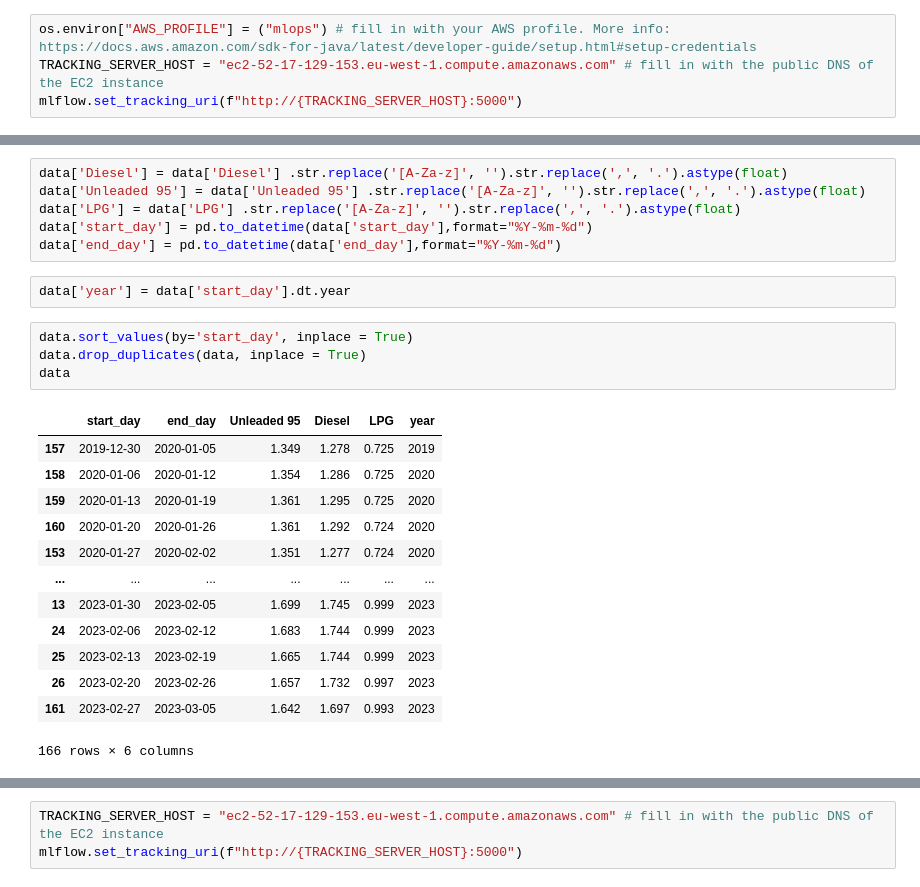
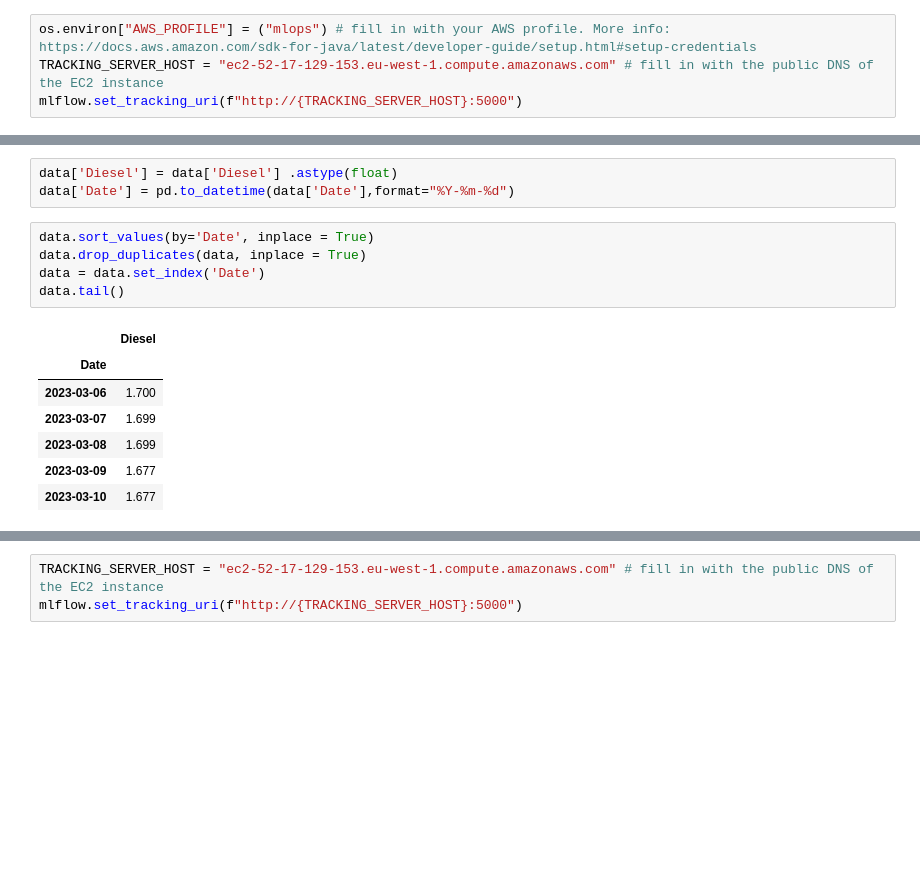
Before and after one commit to Nell87/forecasting_fuelprice, a Jupyter notebook: src/002.modeling.ipynb, the cells around one changed output, grey strips where cells are left out. Drawn from its saved outputs; the diff is of its cells as text; blank space fills up the shorter version.

```diff
--- a/src/002.modeling.ipynb
+++ b/src/002.modeling.ipynb
@@ -64,26 +51,16 @@ data
-# %%
-data['Diesel'] = data['Diesel'] .str.replace('[A-Za-z]', '').str.replace(',', '.').astype(float)
-data['Unleaded 95'] = data['Unleaded 95'] .str.replace('[A-Za-z]', '').str.replace(',', '.').astype(float)
-data['LPG'] = data['LPG'] .str.replace('[A-Za-z]', '').str.replace(',', '.').astype(float)
-data['start_day'] = pd.to_datetime(data['start_day'],format="%Y-%m-%d")
-data['end_day'] = pd.to_datetime(data['end_day'],format="%Y-%m-%d")
-# %%
-data['year'] = data['start_day'].dt.year
+# %%
+data['Diesel'] = data['Diesel'] .astype(float)
+data['Date'] = pd.to_datetime(data['Date'],format="%Y-%m-%d")
 # %%
-data.sort_values(by='start_day', inplace = True)
+data.sort_values(by='Date', inplace = True)
 data.drop_duplicates(data, inplace = True)
-data
+data = data.set_index('Date')
+data.tail()
 # %% [output]
-|  | start_day | end_day | Unleaded 95 | Diesel | LPG | year |
-| 157 | 2019-12-30 | 2020-01-05 | 1.349 | 1.278 | 0.725 | 2019 |
-| 158 | 2020-01-06 | 2020-01-12 | 1.354 | 1.286 | 0.725 | 2020 |
-| 159 | 2020-01-13 | 2020-01-19 | 1.361 | 1.295 | 0.725 | 2020 |
-| 160 | 2020-01-20 | 2020-01-26 | 1.361 | 1.292 | 0.724 | 2020 |
-| 153 | 2020-01-27 | 2020-02-02 | 1.351 | 1.277 | 0.724 | 2020 |
-| ... | ... | ... | ... | ... | ... | ... |
-| 13 | 2023-01-30 | 2023-02-05 | 1.699 | 1.745 | 0.999 | 2023 |
-| 24 | 2023-02-06 | 2023-02-12 | 1.683 | 1.744 | 0.999 | 2023 |
-| 25 | 2023-02-13 | 2023-02-19 | 1.665 | 1.744 | 0.999 | 2023 |
-| 26 | 2023-02-20 | 2023-02-26 | 1.657 | 1.732 | 0.997 | 2023 |
-| 161 | 2023-02-27 | 2023-03-05 | 1.642 | 1.697 | 0.993 | 2023 |
+|  | Diesel |
+| Date |  |
+| 2023-03-06 | 1.700 |
+| 2023-03-07 | 1.699 |
+| 2023-03-08 | 1.699 |
+| 2023-03-09 | 1.677 |
+| 2023-03-10 | 1.677 |
-166 rows × 6 columns
```
Also changed, not shown: parts of 32 cells of this notebook, 2 other files.
